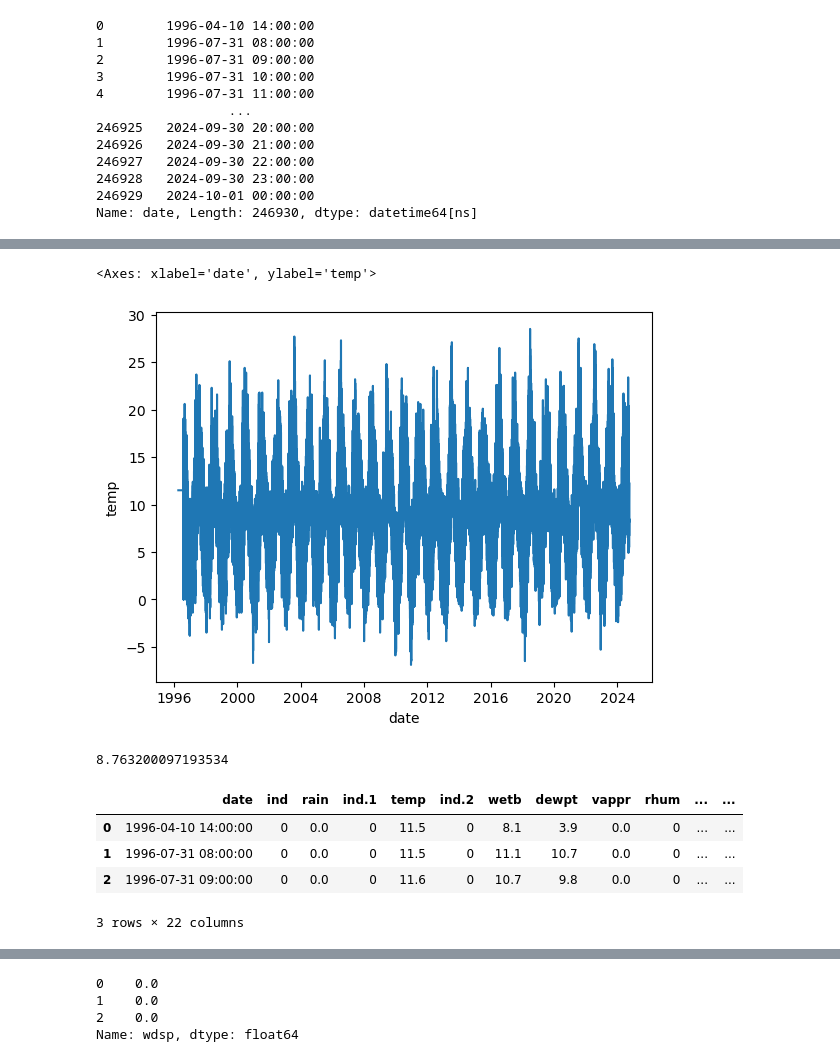
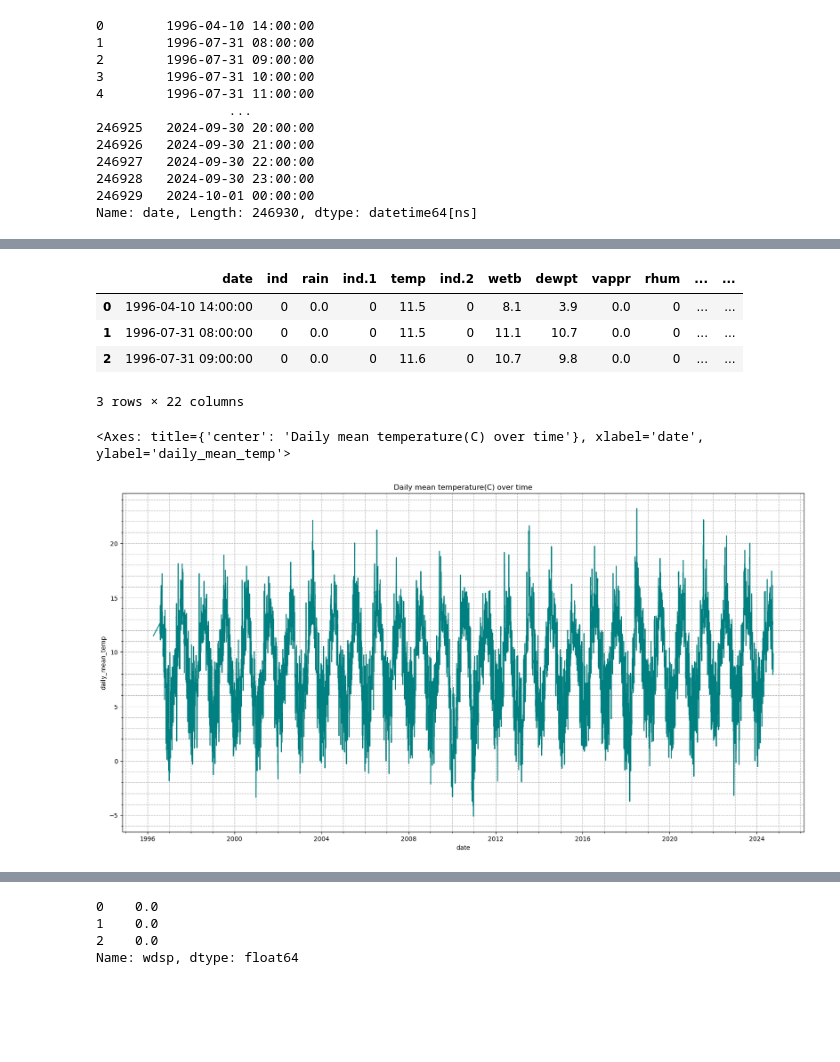
Before and after one commit to FatimaBOliveira/Programming-for-data-analytics, a Jupyter notebook: Assignments/assignment_6_Weather.ipynb, the cells around one changed output, grey strips where cells are left out. Cells and saved outputs as stored; diff of their text form; code cells hidden in the pictures; blank space fills up the shorter version.

Commit message:
Assignment 6, customizing the plots.

```diff
--- a/Assignments/assignment_6_Weather.ipynb
+++ b/Assignments/assignment_6_Weather.ipynb
@@ -61,0 +46,19 @@ import seaborn as sns
+# %%
+# Set the size of the figure
+plt.rcParams["figure.figsize"] = (20, 10)
+
+# Define the grid parameters to use in the plots.
+def grid():
+    plt.minorticks_on()
+    plt.tick_params(axis='x', which='both', bottom=True)
+    plt.grid(which='both', linestyle='--')
+
+grid()
+
+plt.title("Temperature(C) over time")
+sns.lineplot(data=df, x="date", y="temp", color="purple")
+
+
+# https://mljar.com/blog/matplotlib-change-figure-size/
+# https://www.geeksforgeeks.org/customizing-minor-ticks-in-matplotlib-turning-on-minor-ticks-only-on-the-y-axis/
+# https://matplotlib.org/stable/users/explain/colors/colors.html
@@ -62,33 +68,30 @@ import seaborn as sns
+# %%
+# Calculate the mean temperature for each day.
+days= df["date"].dt.strftime("%Y-%m-%d")
+daily_mean_temp = df.groupby(days)["temp"].transform("mean")
+
+# Create a new column in the original DataFrame.
+df["daily_mean_temp"] = daily_mean_temp
+
+# Check.
+df.head(3)
+
+# https://pandas.pydata.org/docs/reference/api/pandas.Series.dt.strftime.html
+# https://realpython.com/pandas-groupby/
+# https://pandas.pydata.org/docs/reference/api/pandas.DataFrame.groupby.html
+# https://pandas.pydata.org/docs/reference/api/pandas.core.groupby.DataFrameGroupBy.transform.html
+# https://pandas.pydata.org/docs/user_guide/groupby.html#the-transform-method
+# %% [output]
+|  | date | ind | rain | ind.1 | temp | ind.2 | wetb | dewpt | vappr | rhum | ... | ... |
+| 0 | 1996-04-10 14:00:00 | 0 | 0.0 | 0 | 11.5 | 0 | 8.1 | 3.9 | 0.0 | 0 | ... | ... |
+| 1 | 1996-07-31 08:00:00 | 0 | 0.0 | 0 | 11.5 | 0 | 11.1 | 10.7 | 0.0 | 0 | ... | ... |
+| 2 | 1996-07-31 09:00:00 | 0 | 0.0 | 0 | 11.6 | 0 | 10.7 | 9.8 | 0.0 | 0 | ... | ... |
+3 rows × 22 columns
 # %%
-# Plot temperature along the time.
-sns.lineplot(data=df, x="date", y="temp")
+# Plot.
+grid()
+plt.title("Daily mean temperature(C) over time")
+sns.lineplot(data=df, x="date", y="daily_mean_temp", color="teal")
 # %% [output]
-<Axes: xlabel='date', ylabel='temp'>
+<Axes: title={'center': 'Daily mean temperature(C) over time'}, xlabel='date', ylabel='daily_mean_temp'>
-[figure, old version]
+[figure, new version]
-# %%
-# Temperature mean in all the data.
-df["temp"].mean()
-# %% [output]
-8.763200097193534
-# %%
-# Calculate the mean temperature for each day.
-days= df["date"].dt.strftime("%Y-%m-%d")
-daily_mean_temp = df.groupby(days)["temp"].transform("mean")
-
-# Create a new column in the original DataFrame.
-df["daily_mean_temp"] = daily_mean_temp
-
-# Check.
-df.head(3)
-
-# # https://pandas.pydata.org/docs/reference/api/pandas.Series.dt.strftime.html
-# https://realpython.com/pandas-groupby/
-# https://pandas.pydata.org/docs/reference/api/pandas.DataFrame.groupby.html
-# https://pandas.pydata.org/docs/reference/api/pandas.core.groupby.DataFrameGroupBy.transform.html
-# https://pandas.pydata.org/docs/user_guide/groupby.html#the-transform-method
-# %% [output]
-|  | date | ind | rain | ind.1 | temp | ind.2 | wetb | dewpt | vappr | rhum | ... | ... |
-| 0 | 1996-04-10 14:00:00 | 0 | 0.0 | 0 | 11.5 | 0 | 8.1 | 3.9 | 0.0 | 0 | ... | ... |
-| 1 | 1996-07-31 08:00:00 | 0 | 0.0 | 0 | 11.5 | 0 | 11.1 | 10.7 | 0.0 | 0 | ... | ... |
-| 2 | 1996-07-31 09:00:00 | 0 | 0.0 | 0 | 11.6 | 0 | 10.7 | 9.8 | 0.0 | 0 | ... | ... |
-3 rows × 22 columns
```
Also changed, not shown: parts of 15 cells of this notebook.
